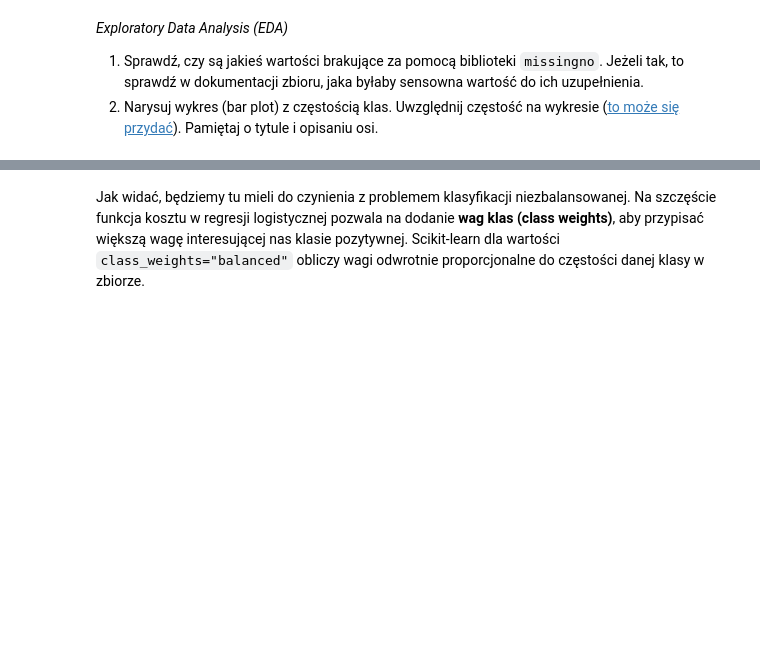
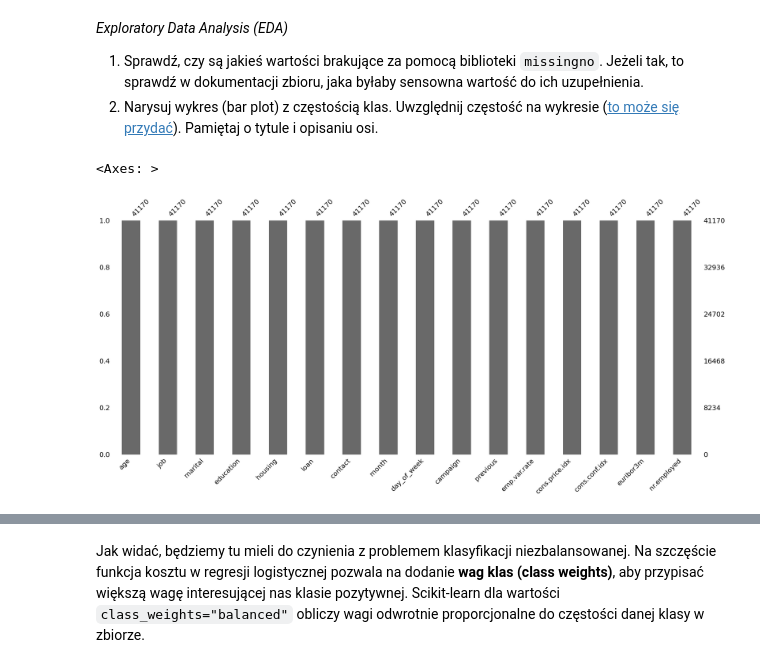
Before and after one commit to Galaktikkon/BAI, a Jupyter notebook: lab1/lab_1.ipynb, the cells around one changed output, grey strips where cells are left out. Cells and saved outputs as stored; diff of their text form; code cells hidden in the pictures; blank space fills up the shorter version.

```diff
--- a/lab1/lab_1.ipynb
+++ b/lab1/lab_1.ipynb
@@ -1190 +1188,30 @@ y_mapping = {
+# %%
+# your_code
+
+# load data from csv to pd dataframe
+df = pd.read_csv("bank_marketing_data.csv", sep=";")
+
+# drop default, duration, pdays, poutcome columns
+df = df.drop(["default", "duration", "pdays", "poutcome"], axis="columns")
+
+# filtering education column
+df = df.loc[df["education"] != "illiterate"]
+
+# encoding education, contact, month, day_of_week, y
+df = df.replace(
+    {
+        "month": month_mapping,
+        "education": education_mapping,
+        "contact": contact_mapping,
+        "month": month_mapping,
+        "day_of_week": day_of_week_mapping,
+        "y": y_mapping,
+    }
+)
+
+# 'y' column separation
+y = df["y"]
+
+# dropping 'y' column
+df = df.drop("y", axis="columns")
 # %%
@@ -1203,10 +1232,6 @@ assert [0,1] == sorted(df['contact'].unique())
 # %%
-#downcast replaced columns into int64\n",
-df = df.astype({
-   "contact": np.int64,
-    "month": np.int64,
-    "day_of_week": np.int64
-})
+# downcast replaced columns into int64\n",
+df = df.astype({"contact": np.int64, "month": np.int64, "day_of_week": np.int64})
 y = y.astype({"y": np.int64})
 # %% [markdown]
 ### Zadanie 8 (0.5 punktu)
@@ -1218,3 +1243,7 @@ y = y.astype({"y": np.int64})
 # %%
 # plot missing values
 # your_code
+msno.bar(df)
+# %% [output]
+<Axes: >
+[figure, added]
```
Also changed, not shown: parts of 5 cells of this notebook.
